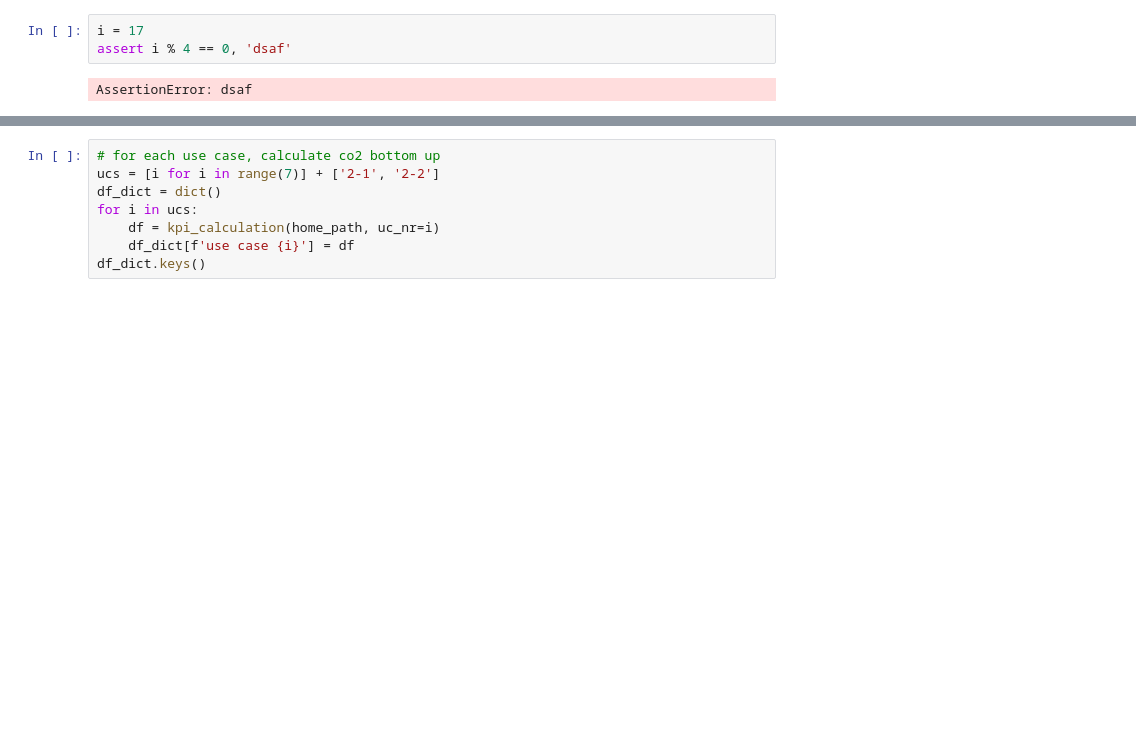
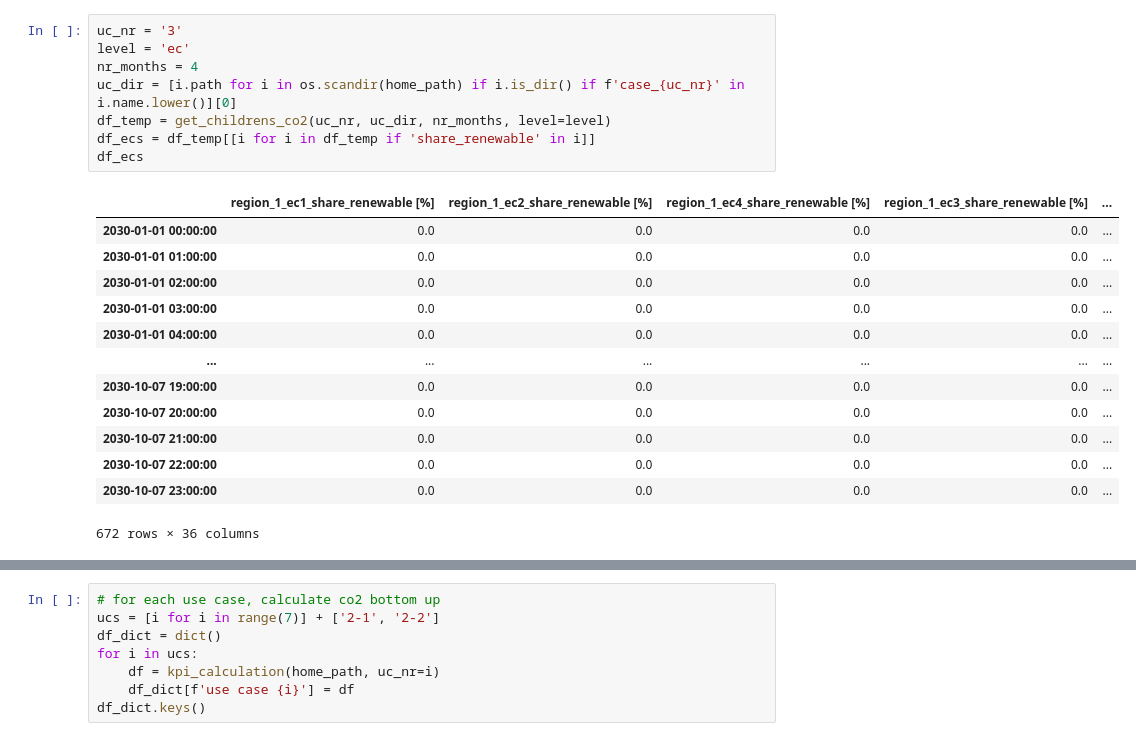
Before and after one commit to jochenmadler/fim_fit, a Jupyter notebook: GSy_KPI_calculation/01_processing/functions_co2_test.ipynb, the cells around one changed output, grey strips where cells are left out. Cells and saved outputs as stored; diff of their text form; blank space fills up the shorter version.

```diff
--- a/GSy_KPI_calculation/01_processing/functions_co2_test.ipynb
+++ b/GSy_KPI_calculation/01_processing/functions_co2_test.ipynb
@@ -15,5 +18,22 @@ sns.set_style('white')
-# %%
-i = 17
-assert i % 4 == 0, 'dsaf'
-# %% [output]
-AssertionError: dsaf
+# %%
+uc_nr = '3'
+level = 'ec'
+nr_months = 4
+uc_dir = [i.path for i in os.scandir(home_path) if i.is_dir() if f'case_{uc_nr}' in i.name.lower()][0]
+df_temp = get_childrens_co2(uc_nr, uc_dir, nr_months, level=level)
+df_ecs = df_temp[[i for i in df_temp if 'share_renewable' in i]]
+df_ecs
+# %% [output]
+|  | region_1_ec1_share_renewable [%] | region_1_ec2_share_renewable [%] | region_1_ec4_share_renewable [%] | region_1_ec3_share_renewable [%] | ... |
+| 2030-01-01 00:00:00 | 0.0 | 0.0 | 0.0 | 0.0 | ... |
+| 2030-01-01 01:00:00 | 0.0 | 0.0 | 0.0 | 0.0 | ... |
+| 2030-01-01 02:00:00 | 0.0 | 0.0 | 0.0 | 0.0 | ... |
+| 2030-01-01 03:00:00 | 0.0 | 0.0 | 0.0 | 0.0 | ... |
+| 2030-01-01 04:00:00 | 0.0 | 0.0 | 0.0 | 0.0 | ... |
+| ... | ... | ... | ... | ... | ... |
+| 2030-10-07 19:00:00 | 0.0 | 0.0 | 0.0 | 0.0 | ... |
+| 2030-10-07 20:00:00 | 0.0 | 0.0 | 0.0 | 0.0 | ... |
+| 2030-10-07 21:00:00 | 0.0 | 0.0 | 0.0 | 0.0 | ... |
+| 2030-10-07 22:00:00 | 0.0 | 0.0 | 0.0 | 0.0 | ... |
+| 2030-10-07 23:00:00 | 0.0 | 0.0 | 0.0 | 0.0 | ... |
+672 rows × 36 columns
```
Also changed, not shown: parts of 11 cells of this notebook, 1 other file.
